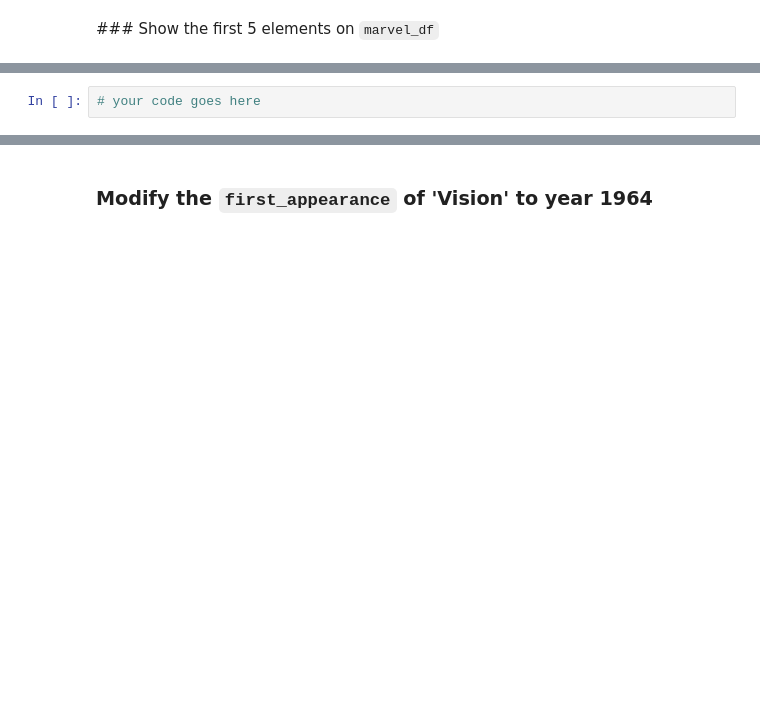
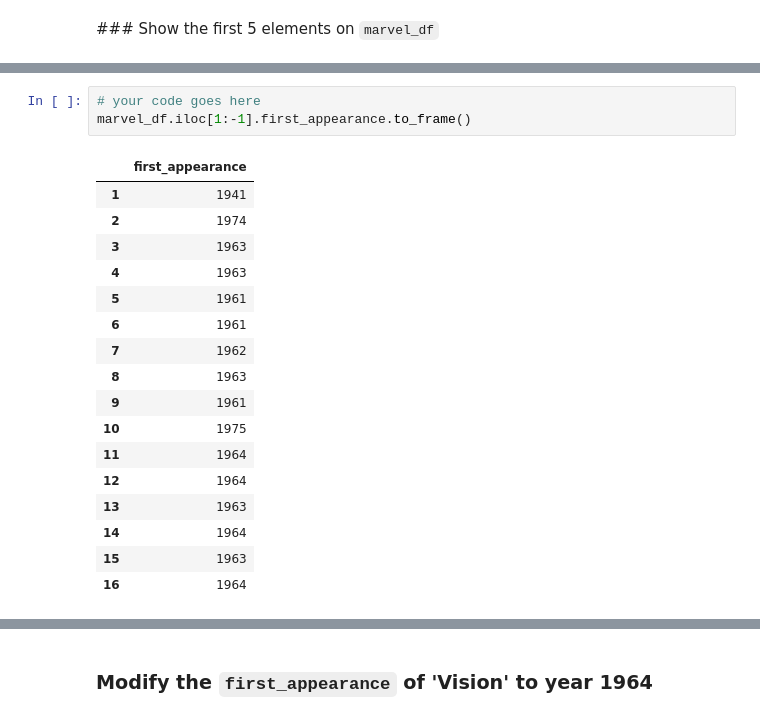
Before and after one commit to hridoyy21/Data-Analysis-With-Python, a Jupyter notebook: 4 - Pandas DataFrames exercises.ipynb, the cells around one changed output, grey strips where cells are left out. Cells and saved outputs as stored; diff of their text form; blank space fills up the shorter version.

```diff
--- a/4 - Pandas DataFrames exercises.ipynb
+++ b/4 - Pandas DataFrames exercises.ipynb
@@ -224,5 +273,24 @@ marvel_df.iloc[:5,].sex.to_frame()
 ### Show the first_appearance of all middle elements on `marvel_df`
 # %%
 # your code goes here
+marvel_df.iloc[1:-1].first_appearance.to_frame()
+# %% [output]
+|  | first_appearance |
+| 1 | 1941 |
+| 2 | 1974 |
+| 3 | 1963 |
+| 4 | 1963 |
+| 5 | 1961 |
+| 6 | 1961 |
+| 7 | 1962 |
+| 8 | 1963 |
+| 9 | 1961 |
+| 10 | 1975 |
+| 11 | 1964 |
+| 12 | 1964 |
+| 13 | 1963 |
+| 14 | 1964 |
+| 15 | 1963 |
+| 16 | 1964 |
 # %%
 marvel_df.iloc[1:-1,].first_appearance.to_frame()
```
Also changed, not shown: parts of 37 cells of this notebook.
